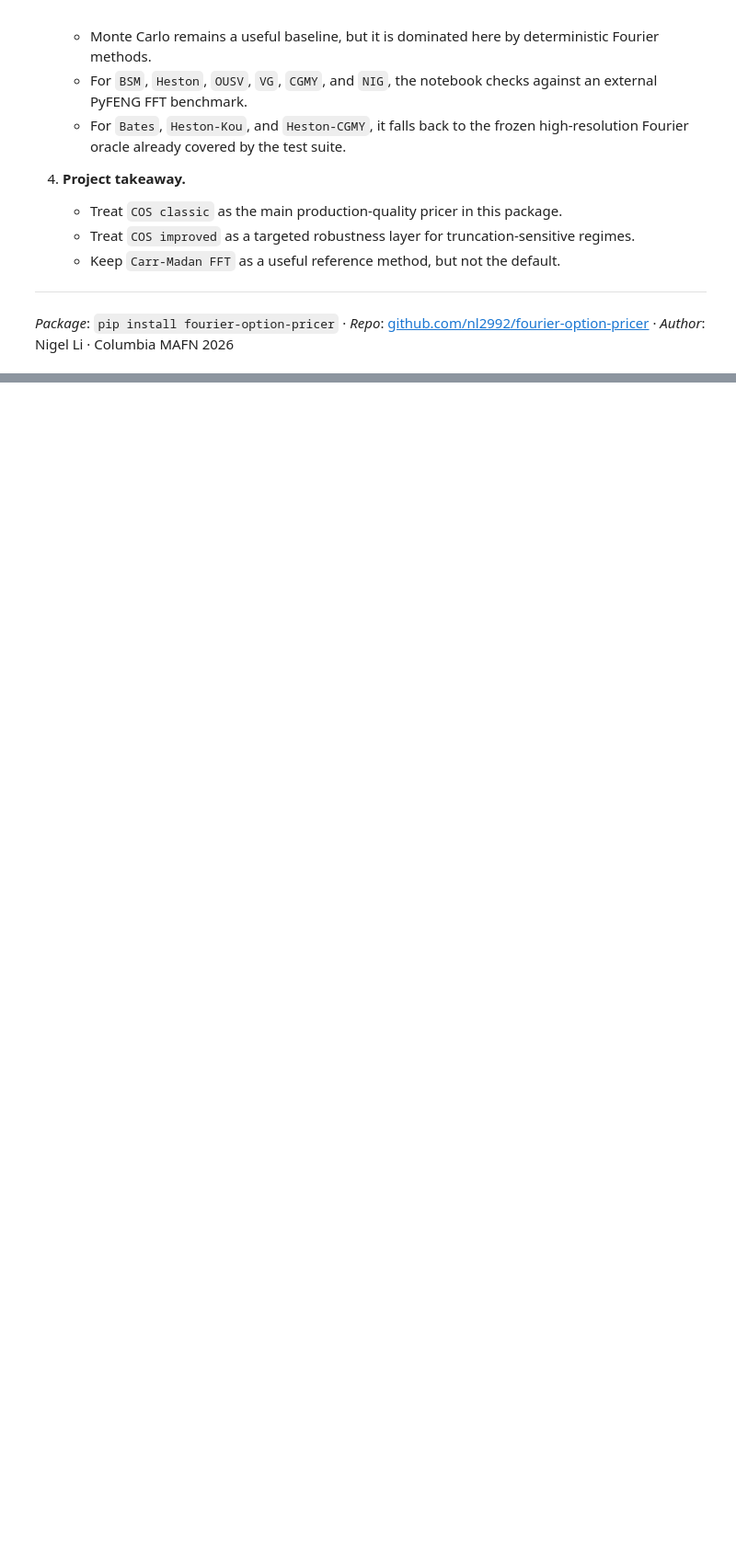
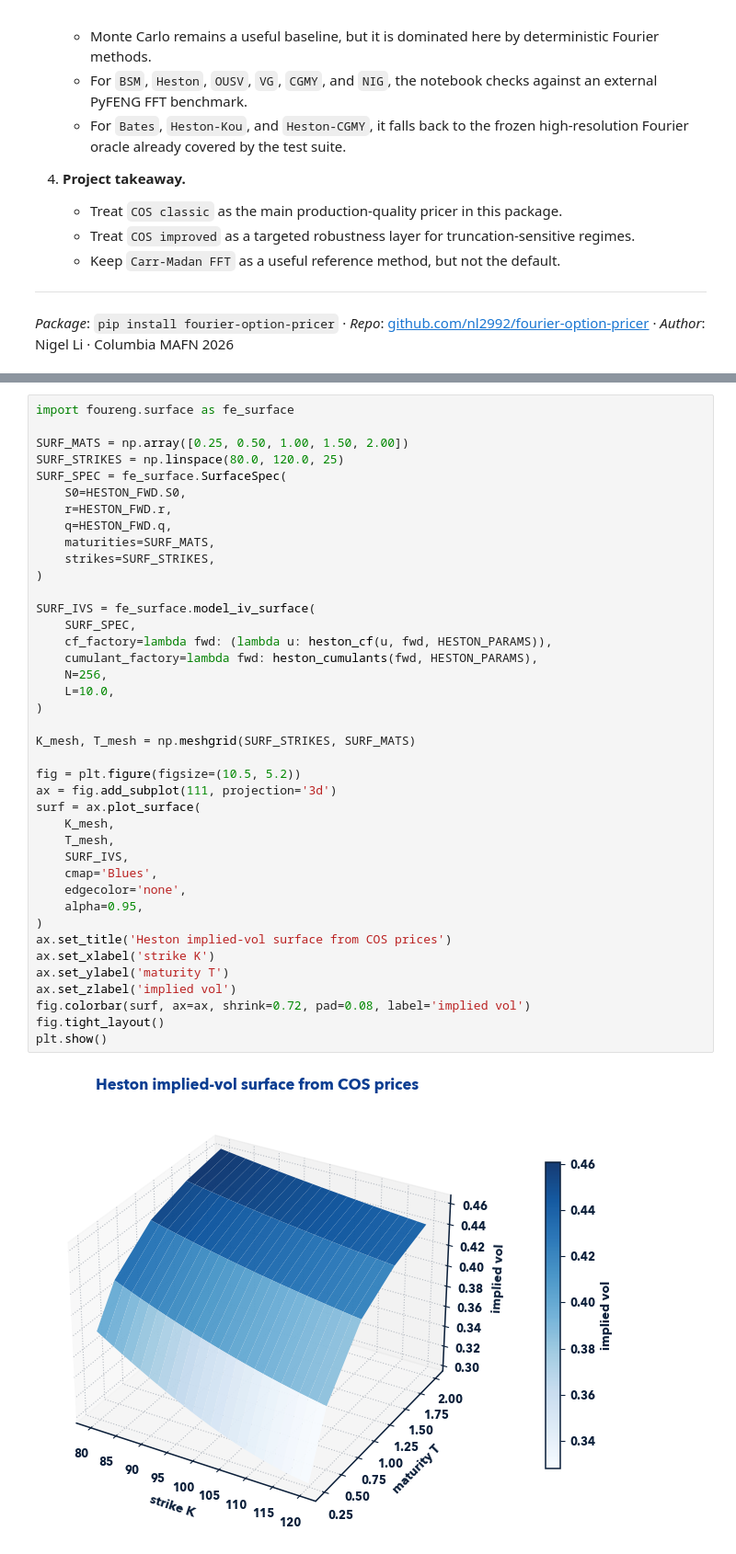
Before and after one commit to nl2992/fourier-option-pricer, a Jupyter notebook: notebooks/demo.ipynb, the cells around one changed output, grey strips where cells are left out. Shown at 92% size. Cells and saved outputs as stored; diff of their text form; blank space fills up the shorter version.

```diff
--- a/notebooks/demo.ipynb
+++ b/notebooks/demo.ipynb
@@ -1917,0 +1922,42 @@ display(Markdown("\n".join(_md_lines)))
+# %%
+import foureng.surface as fe_surface
+
+SURF_MATS = np.array([0.25, 0.50, 1.00, 1.50, 2.00])
+SURF_STRIKES = np.linspace(80.0, 120.0, 25)
+SURF_SPEC = fe_surface.SurfaceSpec(
+    S0=HESTON_FWD.S0,
+    r=HESTON_FWD.r,
+    q=HESTON_FWD.q,
+    maturities=SURF_MATS,
+    strikes=SURF_STRIKES,
+)
+
+SURF_IVS = fe_surface.model_iv_surface(
+    SURF_SPEC,
+    cf_factory=lambda fwd: (lambda u: heston_cf(u, fwd, HESTON_PARAMS)),
+    cumulant_factory=lambda fwd: heston_cumulants(fwd, HESTON_PARAMS),
+    N=256,
+    L=10.0,
+)
+
+K_mesh, T_mesh = np.meshgrid(SURF_STRIKES, SURF_MATS)
+
+fig = plt.figure(figsize=(10.5, 5.2))
+ax = fig.add_subplot(111, projection='3d')
+surf = ax.plot_surface(
+    K_mesh,
+    T_mesh,
+    SURF_IVS,
+    cmap='Blues',
+    edgecolor='none',
+    alpha=0.95,
+)
+ax.set_title('Heston implied-vol surface from COS prices')
+ax.set_xlabel('strike K')
+ax.set_ylabel('maturity T')
+ax.set_zlabel('implied vol')
+fig.colorbar(surf, ax=ax, shrink=0.72, pad=0.08, label='implied vol')
+fig.tight_layout()
+plt.show()
+# %% [output]
+[figure, added]
```
Also changed, not shown: parts of 44 cells of this notebook, 6 other files.
